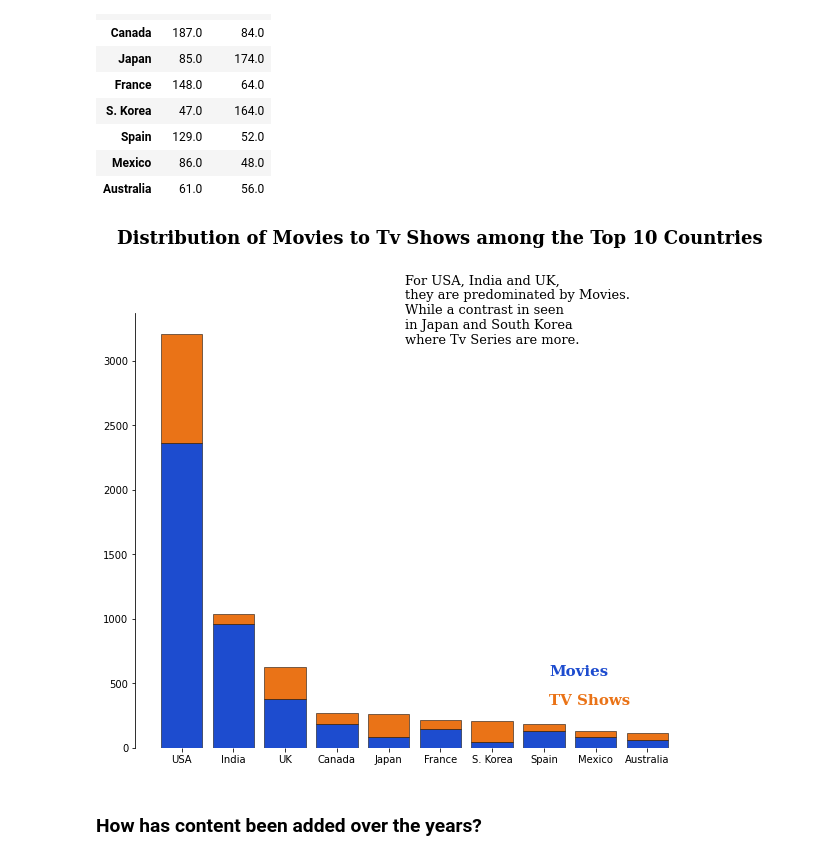
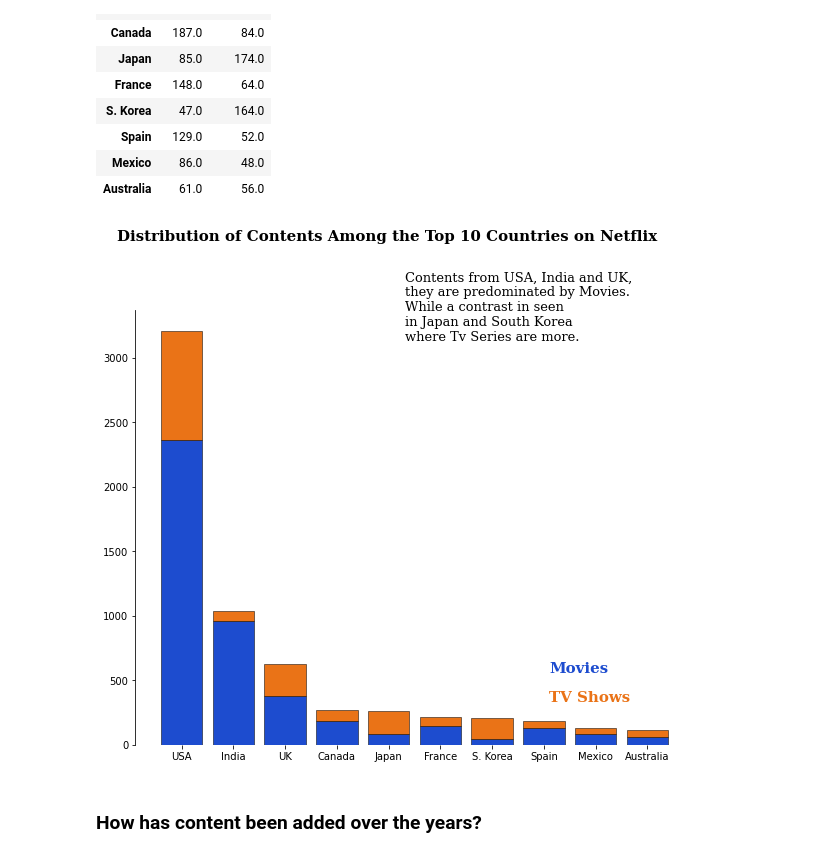
Before and after one commit to TheBlueZayn/Netflix-EDA, a Jupyter notebook: main.ipynb, the cells around one changed output. Saved outputs shown, nothing was run; the diff lists cells and outputs as text; code cells hidden in the pictures.

```diff
--- a/main.ipynb
+++ b/main.ipynb
@@ -483,24 +483,24 @@ data_var
 # %%
 fig,ax = plt.subplots(figsize=(10,8))
 ax.bar(data_var.index, data_var["Movie"], color="#1d4ccf", edgecolor='k', linewidth=0.5)
 ax.bar(data_var.index, data_var["TV Show"], bottom=data_var["Movie"], color="#EA7317", edgecolor='k', linewidth=0.5)
 
 
 for s in ("top", "right", "bottom"):
     ax.spines[s].set_visible(False)
-fig.text(0.1, 1, "Distribution of Movies to Tv Shows among the Top 10 Countries", fontsize=18, fontweight="semibold", fontfamily="serif")
+fig.text(0.1, 1, "Distribution of Contents Among the Top 10 Countries on Netflix", fontsize=15, fontweight="semibold", fontfamily="serif")
 fig.text(0.5, 0.8, """
-For USA, India and UK,
+Contents from USA, India and UK,
 they are predominated by Movies.
 While a contrast in seen
 in Japan and South Korea
 where Tv Series are more.
 """, fontsize=13, fontweight="light", fontfamily="serif")
 fig.text(0.7, 0.25, "Movies", fontsize=15, fontweight="bold", fontfamily="serif", color="#1d4ccf")
 fig.text(0.7, 0.2, "TV Shows", fontsize=15, fontweight="bold", fontfamily="serif", color="#EA7317")
 plt.savefig("Top Countries", dpi=300, bbox_inches="tight");
 # %% [output]
-[figure, old version]
+[figure, new version]
 # %% [markdown]
 ### How has content been added over the years?
 # %%
```
Also changed, not shown: parts of 1 cell of this notebook, 2 other files.
